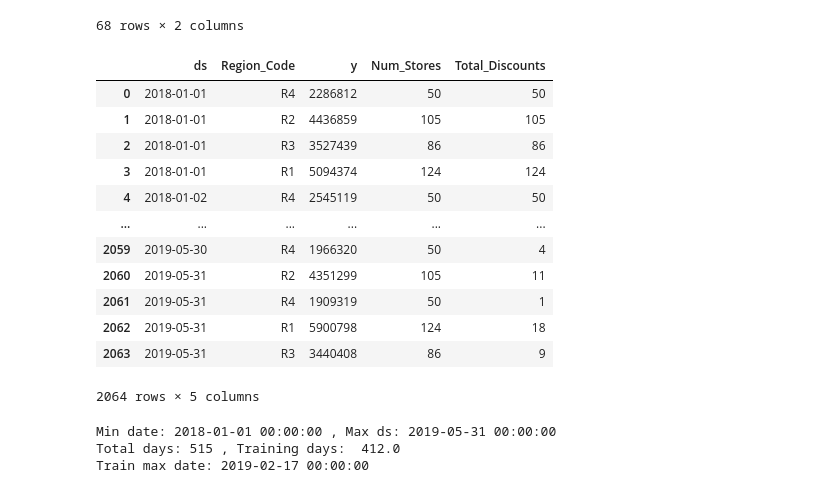
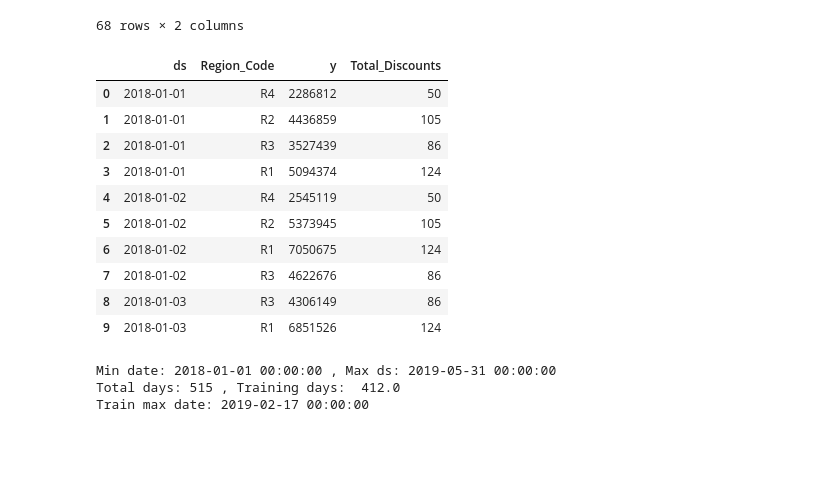
Before and after one commit to gautamnaik1994/SalesForecasting_ML_CaseStudy, a Jupyter notebook: notebooks/modelling/03.Prophet.ipynb, the cells around one changed output. Cells and saved outputs as stored; diff of their text form; code cells hidden in the pictures; blank space fills up the shorter version.

```diff
--- a/notebooks/modelling/03.Prophet.ipynb
+++ b/notebooks/modelling/03.Prophet.ipynb
@@ -68,22 +69,20 @@ holiday_df
 | 515 | 2018-12-24 | Holiday |
 68 rows × 2 columns
 # %%
-df = train_region_code_agg[["Date", "Region_Code", "Total_Sales", "Num_Stores","Total_Discounts"  ]].rename(columns={"Date": "ds", "Total_Sales": "y"})
-df
+df = train_region_code_agg[["Date", "Region_Code", "Total_Sales","Total_Discounts"  ]].rename(columns={"Date": "ds", "Total_Sales": "y"})
+df.head(10)
 # %% [output]
-|  | ds | Region_Code | y | Num_Stores | Total_Discounts |
-| 0 | 2018-01-01 | R4 | 2286812 | 50 | 50 |
-| 1 | 2018-01-01 | R2 | 4436859 | 105 | 105 |
-| 2 | 2018-01-01 | R3 | 3527439 | 86 | 86 |
-| 3 | 2018-01-01 | R1 | 5094374 | 124 | 124 |
-| 4 | 2018-01-02 | R4 | 2545119 | 50 | 50 |
-| ... | ... | ... | ... | ... | ... |
-| 2059 | 2019-05-30 | R4 | 1966320 | 50 | 4 |
-| 2060 | 2019-05-31 | R2 | 4351299 | 105 | 11 |
-| 2061 | 2019-05-31 | R4 | 1909319 | 50 | 1 |
-| 2062 | 2019-05-31 | R1 | 5900798 | 124 | 18 |
-| 2063 | 2019-05-31 | R3 | 3440408 | 86 | 9 |
+|  | ds | Region_Code | y | Total_Discounts |
+| 0 | 2018-01-01 | R4 | 2286812 | 50 |
+| 1 | 2018-01-01 | R2 | 4436859 | 105 |
+| 2 | 2018-01-01 | R3 | 3527439 | 86 |
+| 3 | 2018-01-01 | R1 | 5094374 | 124 |
+| 4 | 2018-01-02 | R4 | 2545119 | 50 |
+| 5 | 2018-01-02 | R2 | 5373945 | 105 |
+| 6 | 2018-01-02 | R1 | 7050675 | 124 |
+| 7 | 2018-01-02 | R3 | 4622676 | 86 |
+| 8 | 2018-01-03 | R3 | 4306149 | 86 |
+| 9 | 2018-01-03 | R1 | 6851526 | 124 |
-2064 rows × 5 columns
 # %%
 print("Min date:", df["ds"].min(), ", Max ds:", df["ds"].max())
 
```
Also changed, not shown: parts of 28 cells of this notebook, 15 other files.
